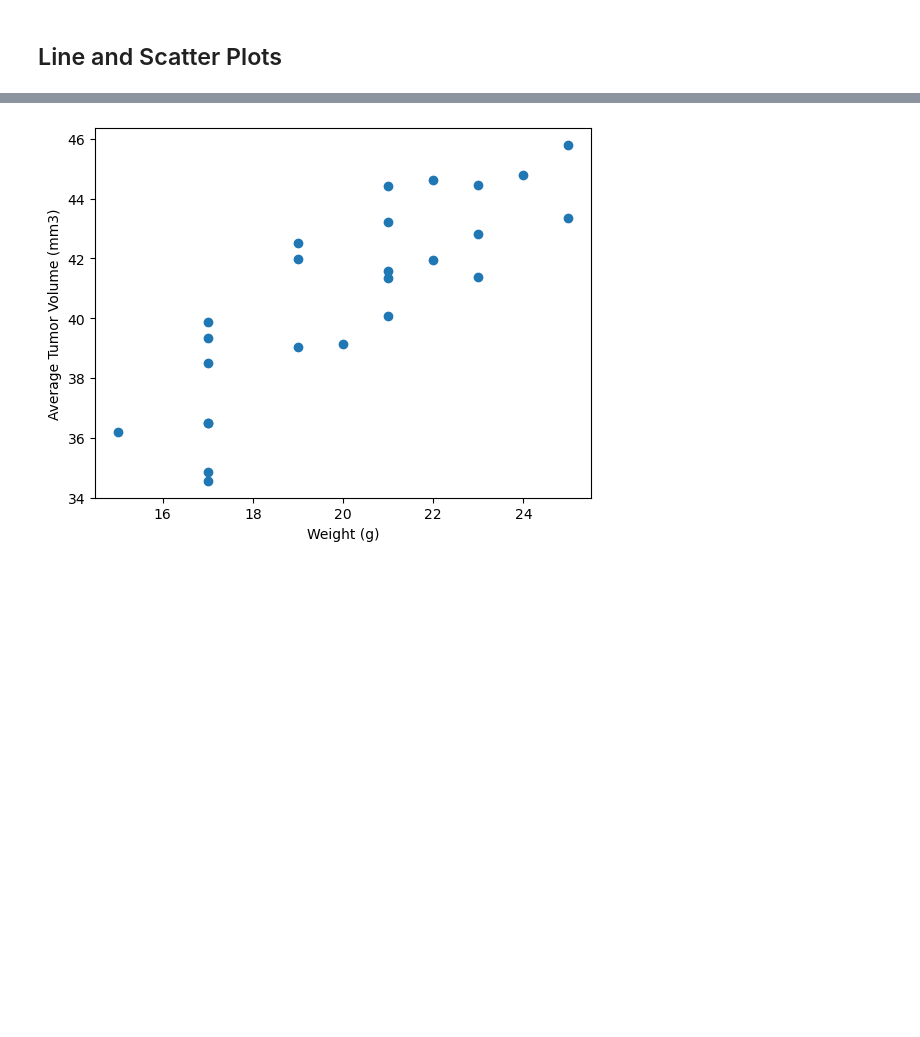
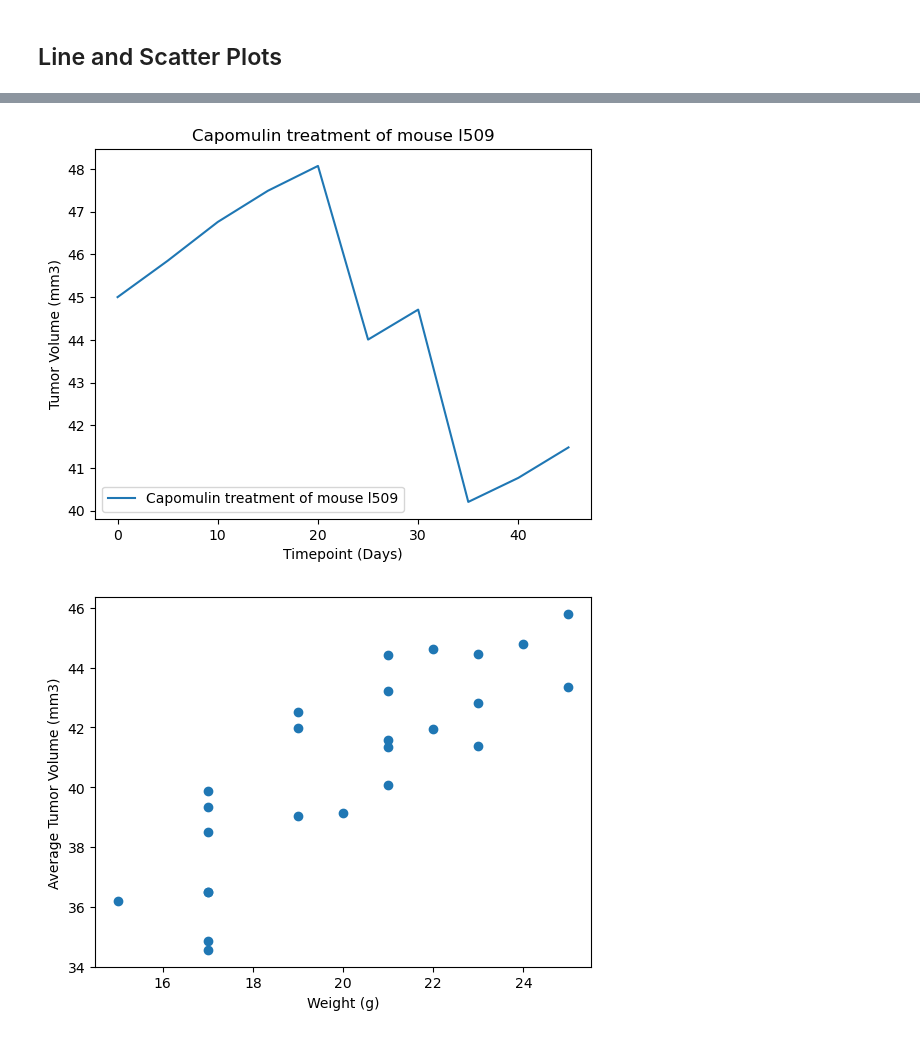
Before and after one commit to squintero94/data_vis_challenge, a Jupyter notebook: Pymaceuticals/pymaceuticals_my_code.ipynb, the cells around one changed output, grey strips where cells are left out. Saved outputs shown, nothing was run; the diff lists cells and outputs as text; code cells hidden in the pictures; blank space fills up the shorter version.

Commit message:
Eleventh Commit - completed line plot

```diff
--- a/Pymaceuticals/pymaceuticals_my_code.ipynb
+++ b/Pymaceuticals/pymaceuticals_my_code.ipynb
@@ -243,3 +239,26 @@ plt.show()
+# %%
+# Generate a line plot of tumor volume vs. time point for a single mouse treated with Capomulin
+
+# Filter the data for a single mouse treated with Capomulin
+single_mouse_data = clean_mouse_df[(clean_mouse_df['Drug Regimen'] == 'Capomulin') & (clean_mouse_df['Mouse ID'] == 'l509')]
+
+# Extract the time points and tumor volumes for the selected mouse
+timepoints = single_mouse_data['Timepoint']
+tumor_volumes = single_mouse_data['Tumor Volume (mm3)']
+
+# Generate a line plot of tumor volume vs. time point for Mouse l509
+# The example provided did not include the label on the plot but when I removed that line,
+#the following message is returned before the plot is displayed:
+# "No artists with labels found to put in legend.  Note that artists whose label start with an
+#underscore are ignored when legend() is called with no argument."{
+plt.plot(timepoints, tumor_volumes, label='Capomulin treatment of mouse l509')
+plt.title('Capomulin treatment of mouse l509')
+plt.xlabel('Timepoint (Days)')
+plt.ylabel('Tumor Volume (mm3)')
+plt.legend()
+plt.show()
+# %% [output]
+[figure, added]
 # %%
 # Generate a scatter plot of mouse weight vs. the average observed tumor volume for the entire Capomulin regimen
 # %% [output]
```
Also changed, not shown: parts of 1 cell of this notebook.
